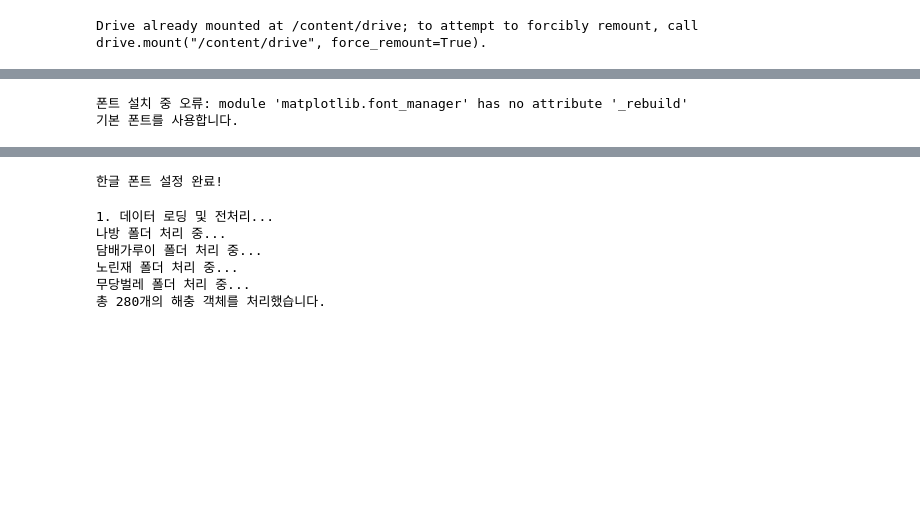
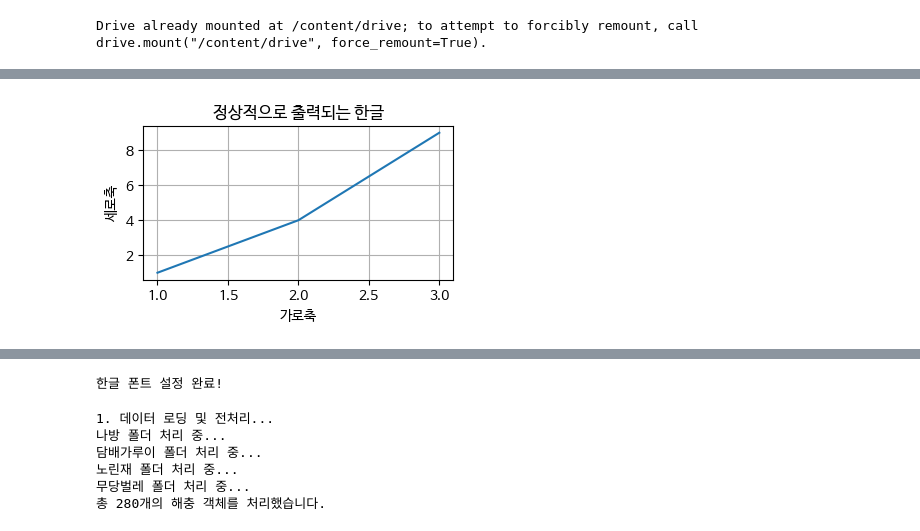
Before and after one commit to Im-April/pest-watcher, a Jupyter notebook: test_dir/pest_watcher_ResNet50_test1.ipynb, the cells around one changed output, grey strips where cells are left out. Drawn from its saved outputs; the diff is of its cells as text; code cells hidden in the pictures; blank space fills up the shorter version.

```diff
--- a/test_dir/pest_watcher_ResNet50_test1.ipynb
+++ b/test_dir/pest_watcher_ResNet50_test1.ipynb
@@ -41,39 +95,15 @@ from tensorflow.keras.preprocessing.image import ImageDataGenerator
 from sklearn.metrics import classification_report, confusion_matrix
 import seaborn as sns
 import platform
-# %%
-# 한글 폰트 설정 (Colab용)
-def setup_korean_font():
-    """
-    Google Colab에서 한글 폰트를 설정하는 함수
-    """
-    import subprocess
-    import sys
-
-    # Colab에서 한글 폰트 설치
-    try:
-        subprocess.check_call(['apt-get', 'update', '-qq'])
-        subprocess.check_call(['apt-get', 'install', 'fonts-nanum*', '-qq'])
-
-        # 폰트 캐시 업데이트
-        import matplotlib.font_manager as fm
-        fm._rebuild()
-
-        # 한글 폰트 설정
-        plt.rcParams['font.family'] = 'NanumGothic'
-        plt.rcParams['axes.unicode_minus'] = False
-
-        print("한글 폰트 설정 완료!")
-
-    except Exception as e:
-        print(f"폰트 설치 중 오류: {e}")
-        print("기본 폰트를 사용합니다.")
-        # 기본 폰트 사용
-        plt.rcParams['font.family'] = 'DejaVu Sans'
-        plt.rcParams['axes.unicode_minus'] = False
-
-# 폰트 설정 실행
-setup_korean_font()
-# %% [output]
-폰트 설치 중 오류: module 'matplotlib.font_manager' has no attribute '_rebuild'
-기본 폰트를 사용합니다.
+# %%
+import matplotlib.pyplot as plt
+
+plt.figure(figsize=(4, 2))
+plt.title("정상적으로 출력되는 한글")
+plt.plot([1, 2, 3], [1, 4, 9])
+plt.xlabel("가로축")
+plt.ylabel("세로축")
+plt.grid(True)
+plt.show()
+# %% [output]
+[figure, added]
```
Also changed, not shown: parts of 13 cells of this notebook.
